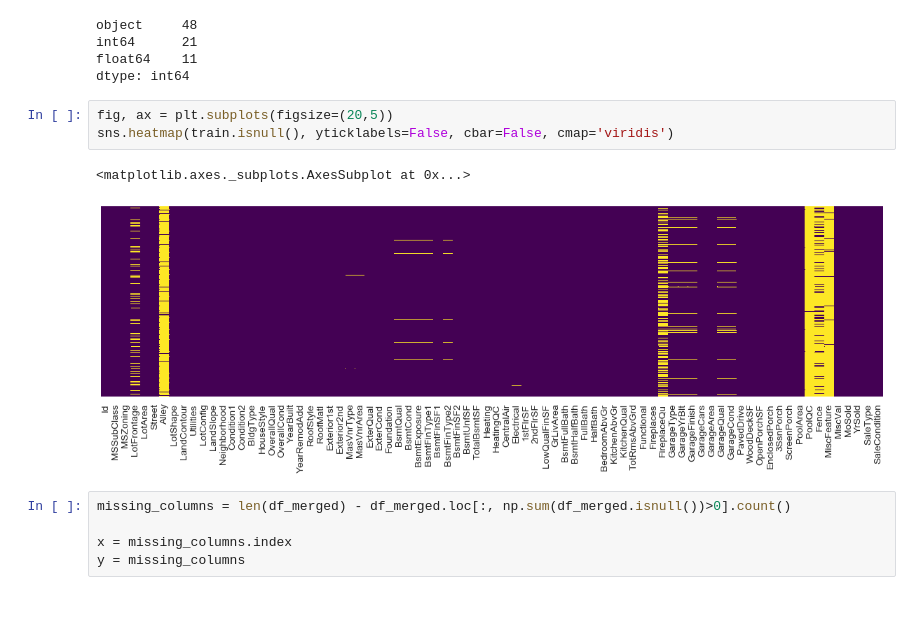
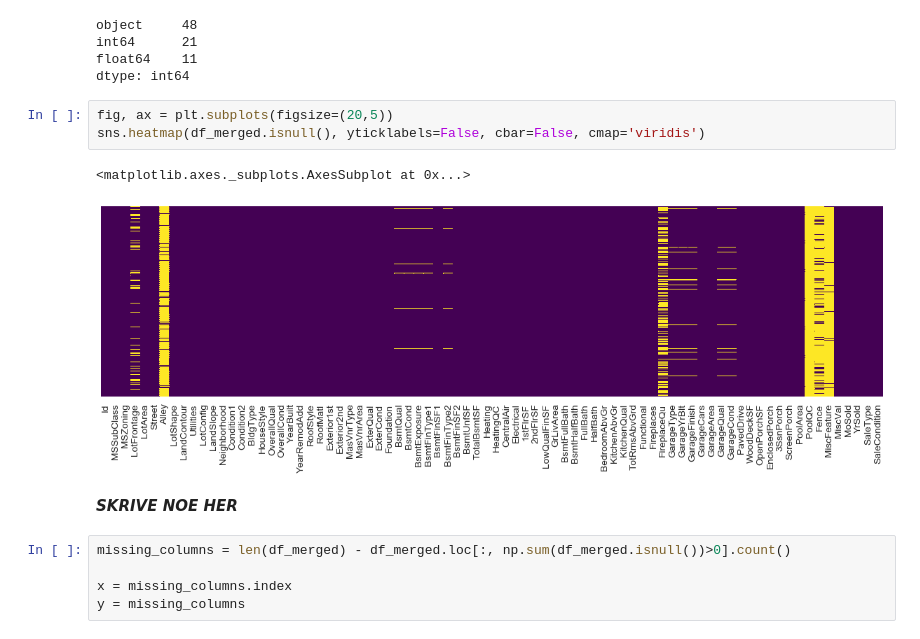
Before and after one commit to sebastianberge/ames-housing-prices, a Jupyter notebook: Ames - Housing Prices.ipynb, the cells around one changed output. Drawn from its saved outputs; the diff is of its cells as text; blank space fills up the shorter version.

```diff
--- a/Ames - Housing Prices.ipynb
+++ b/Ames - Housing Prices.ipynb
@@ -193,10 +237,12 @@ float64    11
 dtype: int64
 # %%
 fig, ax = plt.subplots(figsize=(20,5))
-sns.heatmap(train.isnull(), yticklabels=False, cbar=False, cmap='viridis')
+sns.heatmap(df_merged.isnull(), yticklabels=False, cbar=False, cmap='viridis')
 # %% [output]
 <matplotlib.axes._subplots.AxesSubplot at 0x...>
-[figure, old version]
+[figure, new version]
+# %% [markdown]
+***SKRIVE NOE HER***
 # %%
 missing_columns = len(df_merged) - df_merged.loc[:, np.sum(df_merged.isnull())>0].count()
 
```
Also changed, not shown: parts of 29 cells of this notebook, 1 other file.
